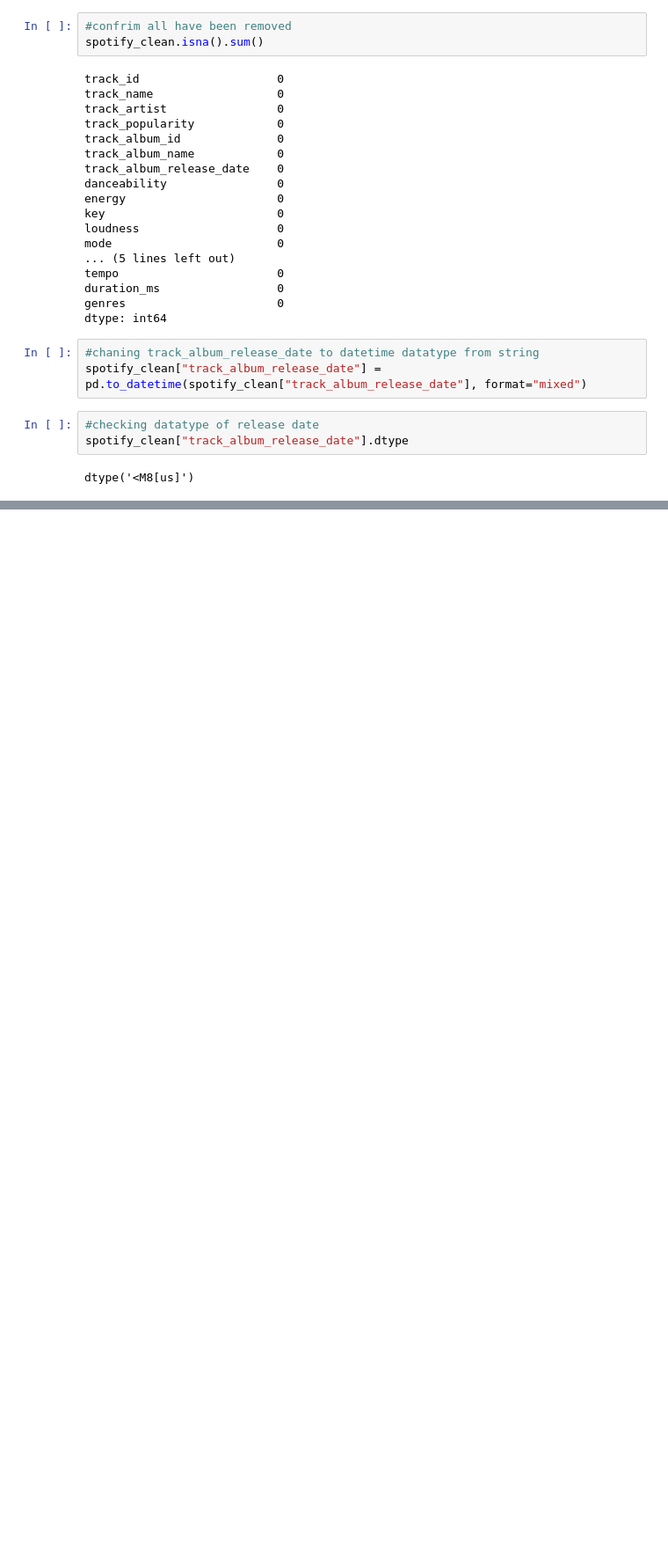
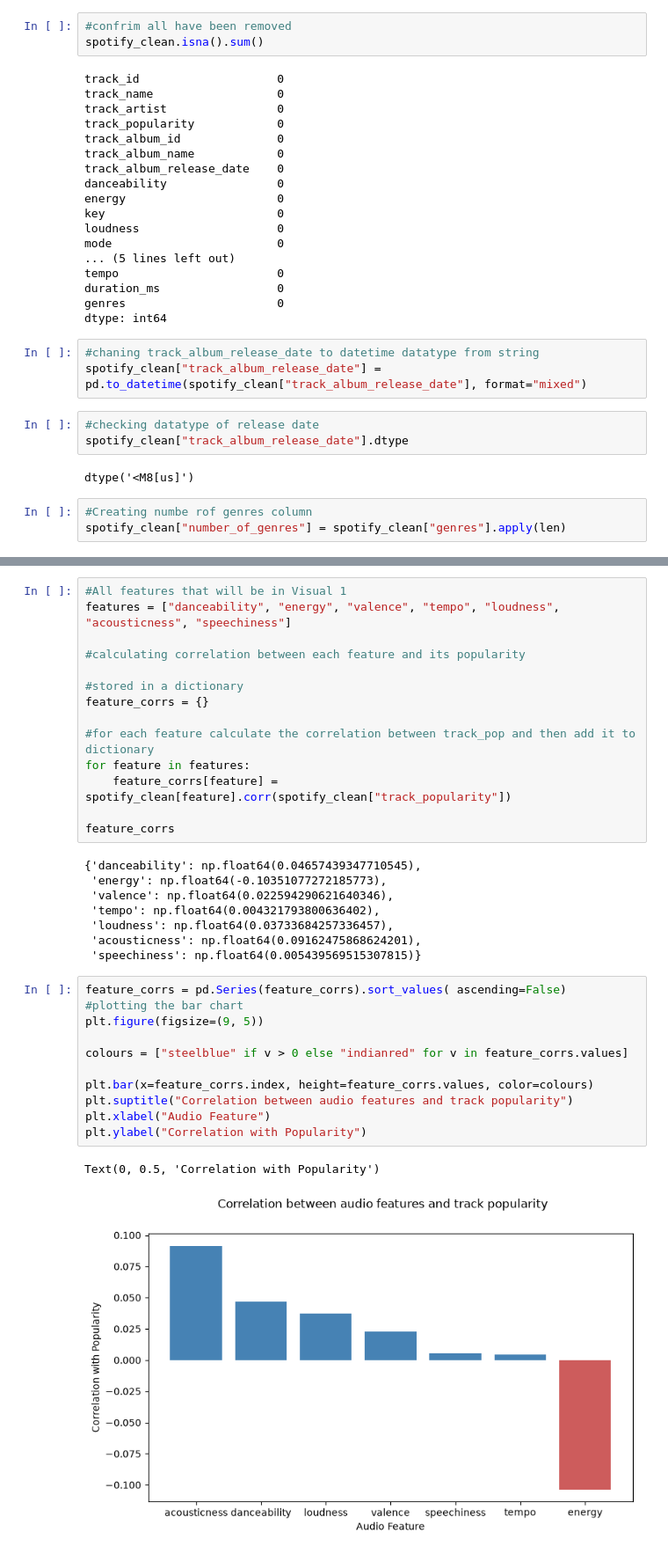
Before and after one commit to dylankiwanuka/Notebook-Analysis-Project, a Jupyter notebook: spotifyDatasetWorkbook.ipynb, the cells around one changed output, grey strips where cells are left out. Shown at 88% size. Saved outputs shown, nothing was run; the diff lists cells and outputs as text; blank space fills up the shorter version.

Commit message:
question1 visualisation + writeup complete

```diff
--- a/spotifyDatasetWorkbook.ipynb
+++ b/spotifyDatasetWorkbook.ipynb
@@ -260,3 +262,6 @@ spotify_clean["track_album_release_date"] = pd.to_datetime(spotify_clean["track_
 spotify_clean["track_album_release_date"].dtype
 # %% [output]
 dtype('<M8[us]')
+# %%
+#Creating numbe rof genres column
+spotify_clean["number_of_genres"] = spotify_clean["genres"].apply(len)
@@ -262,0 +317,36 @@ dtype('<M8[us]')
+# %%
+#All features that will be in Visual 1
+features = ["danceability", "energy", "valence", "tempo", "loudness", "acousticness", "speechiness"]
+
+#calculating correlation between each feature and its popularity
+
+#stored in a dictionary
+feature_corrs = {}
+
+#for each feature calculate the correlation between track_pop and then add it to dictionary
+for feature in features:
+    feature_corrs[feature] = spotify_clean[feature].corr(spotify_clean["track_popularity"])
+
+feature_corrs
+# %% [output]
+{'danceability': np.float64(0.04657439347710545),
+ 'energy': np.float64(-0.10351077272185773),
+ 'valence': np.float64(0.022594290621640346),
+ 'tempo': np.float64(0.004321793800636402),
+ 'loudness': np.float64(0.03733684257336457),
+ 'acousticness': np.float64(0.09162475868624201),
+ 'speechiness': np.float64(0.005439569515307815)}
+# %%
+feature_corrs = pd.Series(feature_corrs).sort_values( ascending=False)
+#plotting the bar chart
+plt.figure(figsize=(9, 5))
+
+colours = ["steelblue" if v > 0 else "indianred" for v in feature_corrs.values]
+
+plt.bar(x=feature_corrs.index, height=feature_corrs.values, color=colours)
+plt.suptitle("Correlation between audio features and track popularity")
+plt.xlabel("Audio Feature")
+plt.ylabel("Correlation with Popularity")
+# %% [output]
+Text(0, 0.5, 'Correlation with Popularity')
+[figure, added]
```
Also changed, not shown: parts of 14 cells of this notebook.
